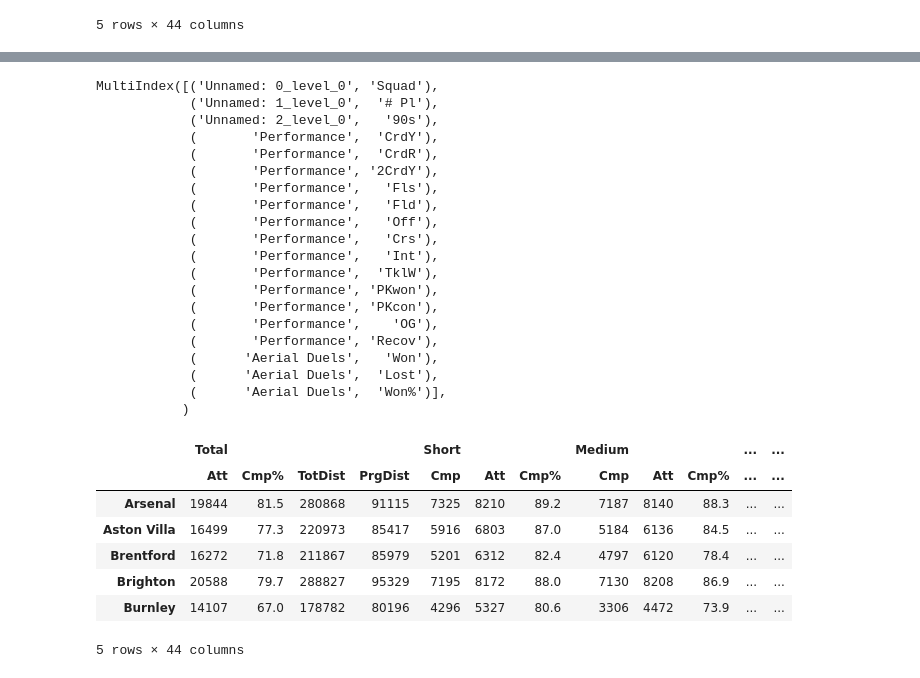
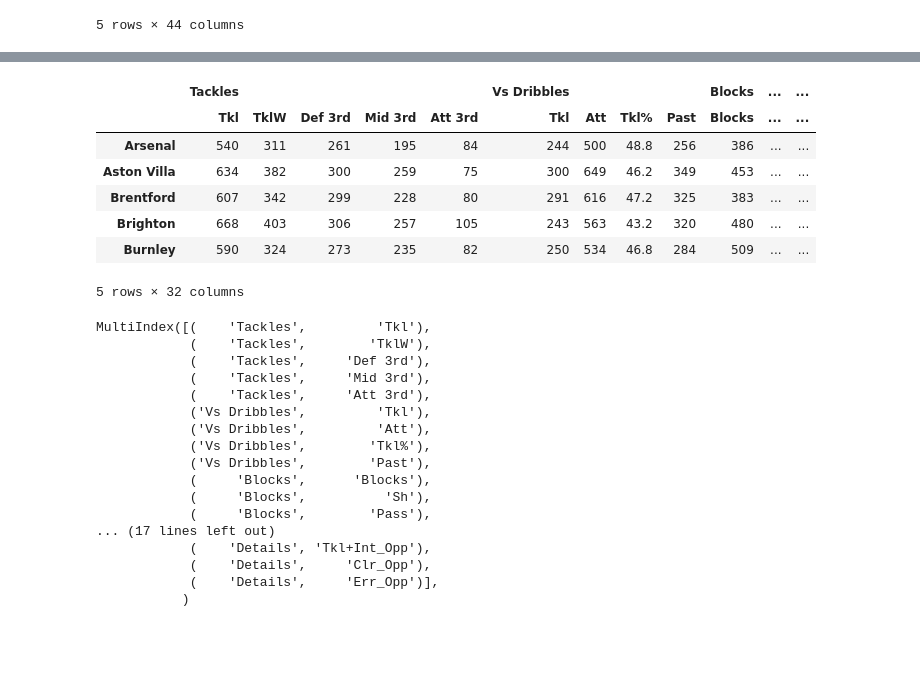
Before and after one commit to p13kara33/FootballData, a Jupyter notebook: footballdata/test_fbref.ipynb, the cells around one changed output, grey strips where cells are left out. Saved outputs shown, nothing was run; the diff lists cells and outputs as text; code cells hidden in the pictures; blank space fills up the shorter version.

```diff
--- a/footballdata/test_fbref.ipynb
+++ b/footballdata/test_fbref.ipynb
@@ -155,23 +72,34 @@ for df in leagues_list:
+# %%
+squad_defensive_actions = merge_dfs(leagues_list[16], leagues_list[17])
+
+# squad_defensive_actions.rename(columns={})
+squad_defensive_actions.head()
+# %% [output]
+|  | Tackles |  |  |  |  | Vs Dribbles |  |  |  | Blocks | ... | ... |
+|  | Tkl | TklW | Def 3rd | Mid 3rd | Att 3rd | Tkl | Att | Tkl% | Past | Blocks | ... | ... |
+| Arsenal | 540 | 311 | 261 | 195 | 84 | 244 | 500 | 48.8 | 256 | 386 | ... | ... |
+| Aston Villa | 634 | 382 | 300 | 259 | 75 | 300 | 649 | 46.2 | 349 | 453 | ... | ... |
+| Brentford | 607 | 342 | 299 | 228 | 80 | 291 | 616 | 47.2 | 325 | 383 | ... | ... |
+| Brighton | 668 | 403 | 306 | 257 | 105 | 243 | 563 | 43.2 | 320 | 480 | ... | ... |
+| Burnley | 590 | 324 | 273 | 235 | 82 | 250 | 534 | 46.8 | 284 | 509 | ... | ... |
+5 rows × 32 columns
 # %%
-df.columns
+squad_defensive_actions.columns
 # %% [output]
-MultiIndex([('Unnamed: 0_level_0', 'Squad'),
-            ('Unnamed: 1_level_0',  '# Pl'),
-            ('Unnamed: 2_level_0',   '90s'),
-            (       'Performance',  'CrdY'),
-            (       'Performance',  'CrdR'),
-            (       'Performance', '2CrdY'),
-            (       'Performance',   'Fls'),
-            (       'Performance',   'Fld'),
-            (       'Performance',   'Off'),
-            (       'Performance',   'Crs'),
-            (       'Performance',   'Int'),
-            (       'Performance',  'TklW'),
-            (       'Performance', 'PKwon'),
-            (       'Performance', 'PKcon'),
-            (       'Performance',    'OG'),
-            (       'Performance', 'Recov'),
-            (      'Aerial Duels',   'Won'),
-            (      'Aerial Duels',  'Lost'),
-            (      'Aerial Duels',  'Won%')],
+MultiIndex([(    'Tackles',         'Tkl'),
+            (    'Tackles',        'TklW'),
+            (    'Tackles',     'Def 3rd'),
+            (    'Tackles',     'Mid 3rd'),
+            (    'Tackles',     'Att 3rd'),
+            ('Vs Dribbles',         'Tkl'),
+            ('Vs Dribbles',         'Att'),
+            ('Vs Dribbles',        'Tkl%'),
+            ('Vs Dribbles',        'Past'),
+            (     'Blocks',      'Blocks'),
+            (     'Blocks',          'Sh'),
+            (     'Blocks',        'Pass'),
+... (17 lines left out)
+            (    'Details', 'Tkl+Int_Opp'),
+            (    'Details',     'Clr_Opp'),
+            (    'Details',     'Err_Opp')],
            )
@@ -201,11 +105,0 @@ squad_passing_df = merge_dfs(leagues_list[10], leagues_list[11])
-# %%
-squad_passing_df.head(5)
-# %% [output]
-|  | Total |  |  |  | Short |  |  | Medium |  |  | ... | ... |
-|  | Att | Cmp% | TotDist | PrgDist | Cmp | Att | Cmp% | Cmp | Att | Cmp% | ... | ... |
-| Arsenal | 19844 | 81.5 | 280868 | 91115 | 7325 | 8210 | 89.2 | 7187 | 8140 | 88.3 | ... | ... |
-| Aston Villa | 16499 | 77.3 | 220973 | 85417 | 5916 | 6803 | 87.0 | 5184 | 6136 | 84.5 | ... | ... |
-| Brentford | 16272 | 71.8 | 211867 | 85979 | 5201 | 6312 | 82.4 | 4797 | 6120 | 78.4 | ... | ... |
-| Brighton | 20588 | 79.7 | 288827 | 95329 | 7195 | 8172 | 88.0 | 7130 | 8208 | 86.9 | ... | ... |
-| Burnley | 14107 | 67.0 | 178782 | 80196 | 4296 | 5327 | 80.6 | 3306 | 4472 | 73.9 | ... | ... |
-5 rows × 44 columns
```
Also changed, not shown: parts of 13 cells of this notebook, 2 other files.
